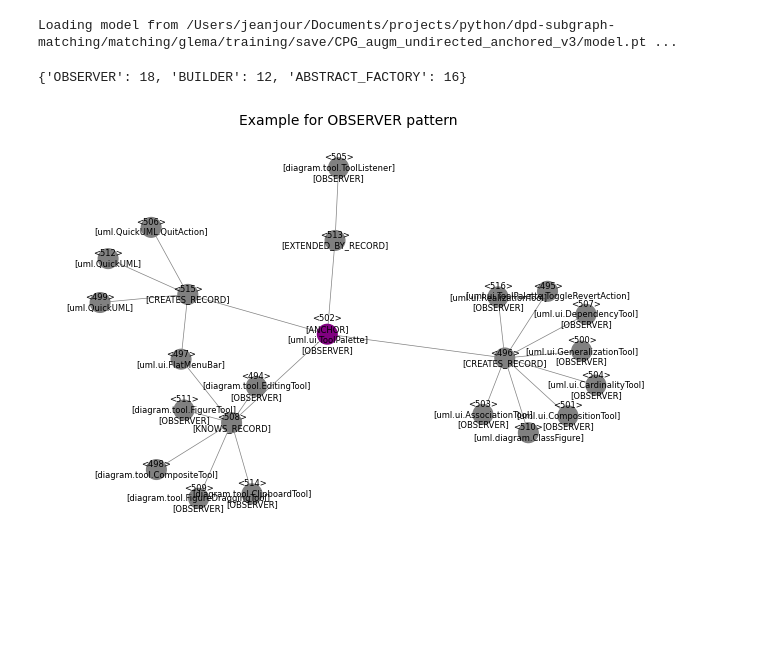
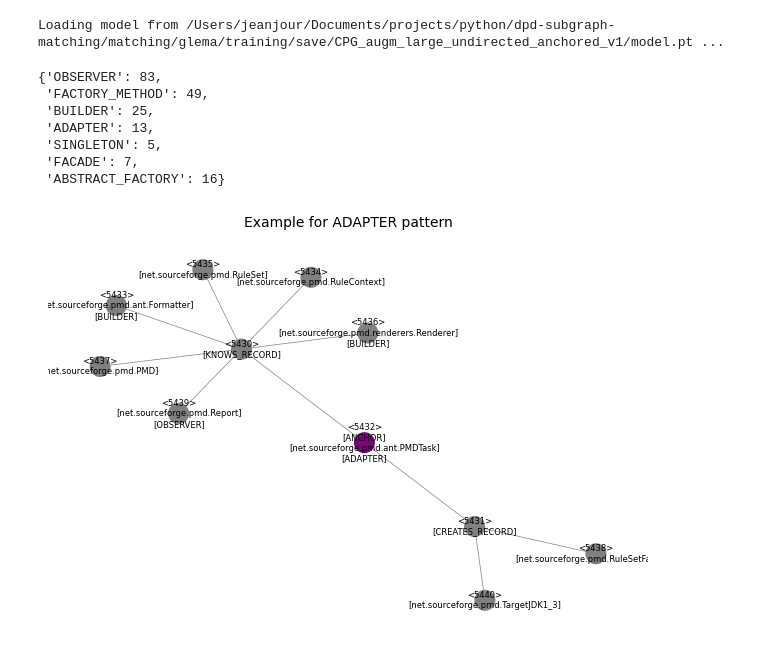
Before and after one commit to DerJeanjour/dpd-subgraph-matching, a Jupyter notebook: matching/glema/notebooks/explore_pattern_matching.ipynb, the cells around one changed output. Saved outputs shown, nothing was run; the diff lists cells and outputs as text; code cells hidden in the pictures; blank space fills up the shorter version.

```diff
--- a/matching/glema/notebooks/explore_pattern_matching.ipynb
+++ b/matching/glema/notebooks/explore_pattern_matching.ipynb
@@ -10,7 +18,7 @@ from matching.glema.common.model import InferenceGNN
 # %%
 args = arg_utils.parse_args( use_default=True )
 
-args.dataset = "CPG_augm"
+args.dataset = "CPG_augm_large"
 args.directed = False
 args.anchored = True
 version = model_utils.get_latest_model_version( args )
@@ -22,7 +30,7 @@ args.test_data = True
 # %%
 model = InferenceGNN( args )
 # %% [output]
-Loading model from /Users/jeanjour/Documents/projects/python/dpd-subgraph-matching/matching/glema/training/save/CPG_augm_undirected_anchored_v3/model.pt ...
+Loading model from /Users/jeanjour/Documents/projects/python/dpd-subgraph-matching/matching/glema/training/save/CPG_augm_large_undirected_anchored_v1/model.pt ...
 # %%
 def predict( model, G_source, G_query ) -> float:
     results = model.predict_label( [ G_query ], [ G_source ] )
@@ -46,15 +58,21 @@ source_graphs = graph_utils.load_source_graphs( args )
 pattern_graphs = graph_utils.get_pattern_graphs( args, source_graphs )
 { dp.value: len( l ) for dp, l in pattern_graphs.items() }
 # %% [output]
-{'OBSERVER': 18, 'BUILDER': 12, 'ABSTRACT_FACTORY': 16}
+{'OBSERVER': 83,
+ 'FACTORY_METHOD': 49,
+ 'BUILDER': 25,
+ 'ADAPTER': 13,
+ 'SINGLETON': 5,
+ 'FACADE': 7,
+ 'ABSTRACT_FACTORY': 16}
 # %%
-dp_target = cpg_const.DesignPatternType.OBSERVER
+dp_target = cpg_const.DesignPatternType.ADAPTER
 dp_target_graph = pattern_graphs[ dp_target ][ 2 ]
 
 plot_utils.plot_graph( dp_target_graph,
                        title=f"Example for {dp_target.value} pattern",
                        nodeColors=graph_utils.get_node_colors( dp_target_graph ),
                        nodeLabels=graph_utils.get_node_labels( dp_target_graph, **label_args ) )
 # %% [output]
-[figure, old version]
+[figure, new version]
 # %%
```
Also changed, not shown: parts of 8 cells of this notebook, 5 other files.
